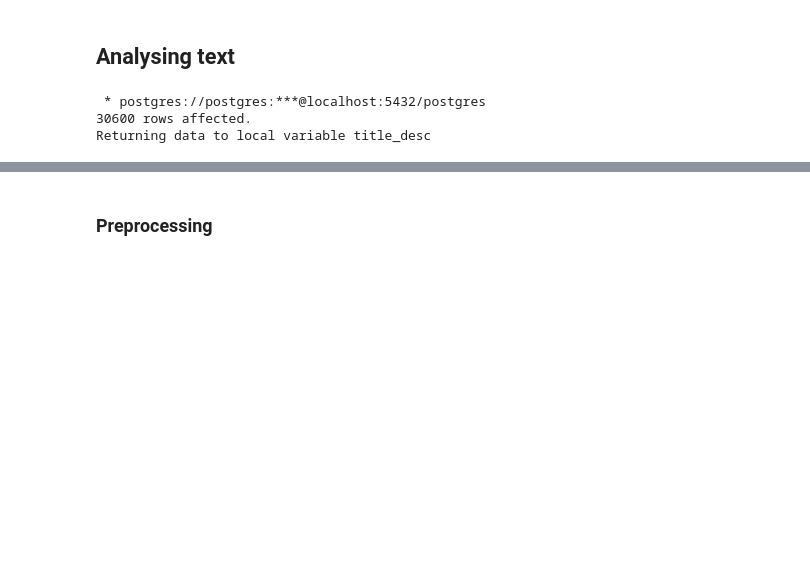
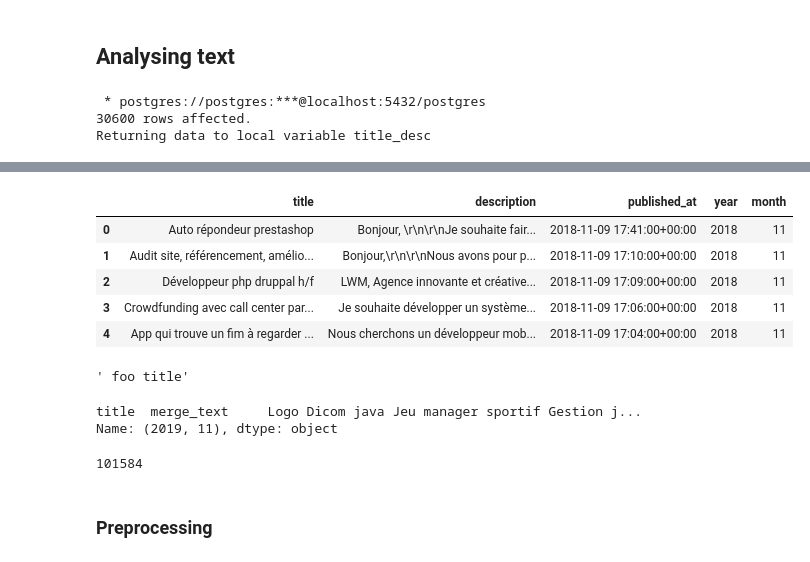
Before and after one commit to eric-burel/codeur-analysis, a Jupyter notebook: Analysis.ipynb, the cells around one changed output, grey strips where cells are left out. Saved outputs shown, nothing was run; the diff lists cells and outputs as text; code cells hidden in the pictures; blank space fills up the shorter version.

```diff
--- a/Analysis.ipynb
+++ b/Analysis.ipynb
@@ -178,0 +206,16 @@ titles = title_desc["title"] + "\n" + title_desc["description"]
+# %%
+title_desc.head()
+# %% [output]
+|  | title | description | published_at | year | month |
+| 0 | Auto répondeur prestashop | Bonjour, \r\n\r\nJe souhaite fair... | 2018-11-09 17:41:00+00:00 | 2018 | 11 |
+| 1 | Audit site, référencement, amélio... | Bonjour,\r\n\r\nNous avons pour p... | 2018-11-09 17:10:00+00:00 | 2018 | 11 |
+| 2 | Développeur php druppal h/f | LWM, Agence innovante et créative... | 2018-11-09 17:09:00+00:00 | 2018 | 11 |
+| 3 | Crowdfunding avec call center par... | Je souhaite développer un système... | 2018-11-09 17:06:00+00:00 | 2018 | 11 |
+| 4 | App qui trouve un fim à regarder ... | Nous cherchons un développeur mob... | 2018-11-09 17:04:00+00:00 | 2018 | 11 |
+# %%
+from functools import reduce
+def merge_text(series):
+    return reduce(lambda res, title: res + " " + title, series, "")
+merge_text(["foo", "title"])
+# %% [output]
+' foo title'
@@ -178,0 +224,5 @@ titles = title_desc["title"] + "\n" + title_desc["description"]
+# %%
+title_per_month.loc[2019, 11].head()
+# %% [output]
+title  merge_text     Logo Dicom java Jeu manager sportif Gestion j...
+Name: (2019, 11), dtype: object
@@ -179,5 +232,8 @@ titles = title_desc["title"] + "\n" + title_desc["description"]
 # %%
 full_text = "\n".join(titles)
+len(full_text)
+# %% [output]
+101584
 # %% [markdown]
 ### Preprocessing
 # %%
```
Also changed, not shown: parts of 16 cells of this notebook, 1 other file.
